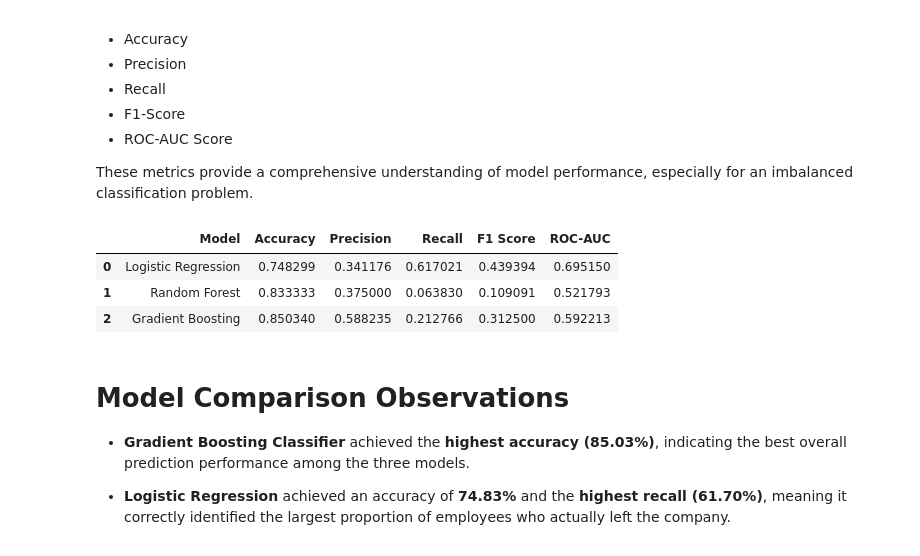
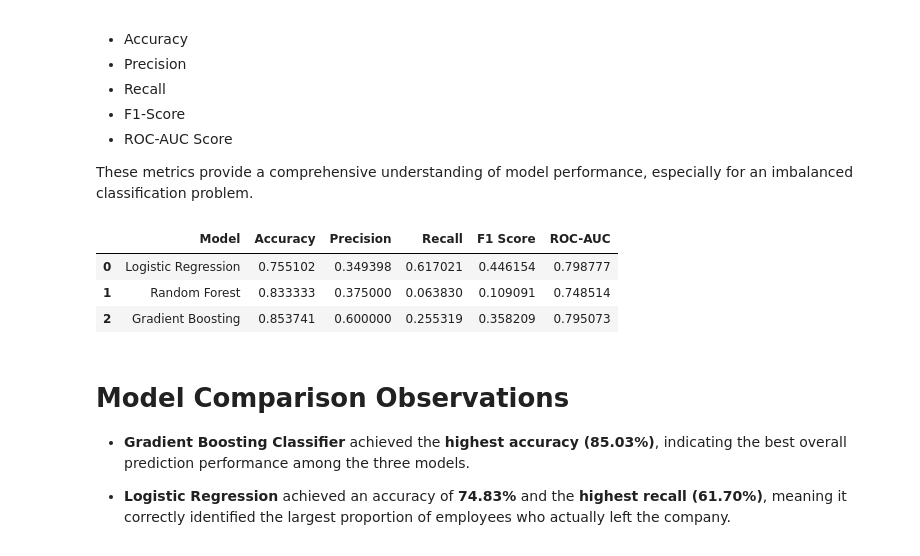
Before and after one commit to suvidhasetia14-creator/W2_SuvidhaSetia_InternshipSubmissions, a Jupyter notebook: analysis.ipynb, the cells around one changed output. Cells and saved outputs as stored; diff of their text form; code cells hidden in the pictures.

```diff
--- a/analysis.ipynb
+++ b/analysis.ipynb
@@ -6,7 +6,7 @@ to understand the structure of the dataset. The dimensions, column names, data t
 and missing values are checked to gain an initial understanding of the data before preprocessing.
 # %%
 import pandas as pd
-df=pd.read_csv(r"C:\Users\DELL\AppData\Local\Temp\867448f4-ecec-498f-a71a-a89938b2e135_archive (2).zip.135\WA_Fn-UseC_-HR-Employee-Attrition.csv")
+df=pd.read_csv("WA_Fn-UseC_-HR-Employee-Attrition.csv")
 df.head(10)
 # %% [output]
 |  | Age | Attrition | BusinessTravel | DailyRate | Department | DistanceFromHome | Education | ... |
@@ -362,6 +367,9 @@ X = df.drop('Attrition', axis=1)
 y = df['Attrition']
 X_train, X_test, y_train, y_test = train_test_split(X_scaled,y,test_size=0.20,random_state=42,
                                                     stratify=y)
+scaler.fit(X_train)
+X_train=scaler.transform(X_train)
+X_test=scaler.transform(X_test)
 # %% [markdown]
 ## Step 2: Train the Machine Learning Models
 
@@ -409,23 +417,23 @@ from sklearn.metrics import (classification_report,confusion_matrix,roc_auc_scor
 # %%
 models = {"Logistic Regression": lr,"Random Forest": rf,"Gradient Boosting": gb}
 results = []
 for name, model in models.items():
     y_pred = model.predict(X_test)
     results.append({
         "Model": name,
         "Accuracy": accuracy_score(y_test, y_pred),
         "Precision": precision_score(y_test, y_pred),
         "Recall": recall_score(y_test, y_pred),
         "F1 Score": f1_score(y_test, y_pred),
-        "ROC-AUC": roc_auc_score(y_test, y_pred)
+        "ROC-AUC":roc_auc_score(y_test,model.predict_proba(X_test)[:,1])
     })
 comparison = pd.DataFrame(results)
 comparison
 # %% [output]
 |  | Model | Accuracy | Precision | Recall | F1 Score | ROC-AUC |
-| 0 | Logistic Regression | 0.748299 | 0.341176 | 0.617021 | 0.439394 | 0.695150 |
-| 1 | Random Forest | 0.833333 | 0.375000 | 0.063830 | 0.109091 | 0.521793 |
-| 2 | Gradient Boosting | 0.850340 | 0.588235 | 0.212766 | 0.312500 | 0.592213 |
+| 0 | Logistic Regression | 0.755102 | 0.349398 | 0.617021 | 0.446154 | 0.798777 |
+| 1 | Random Forest | 0.833333 | 0.375000 | 0.063830 | 0.109091 | 0.748514 |
+| 2 | Gradient Boosting | 0.853741 | 0.600000 | 0.255319 | 0.358209 | 0.795073 |
 # %% [markdown]
 
 # Model Comparison Observations
```
Also changed, not shown: parts of 8 cells of this notebook.
